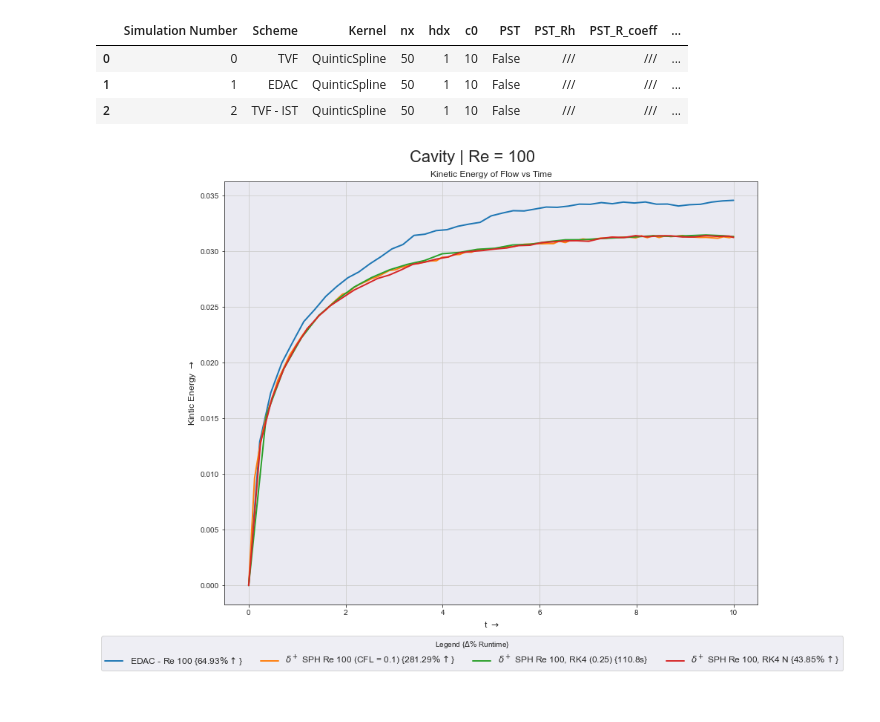
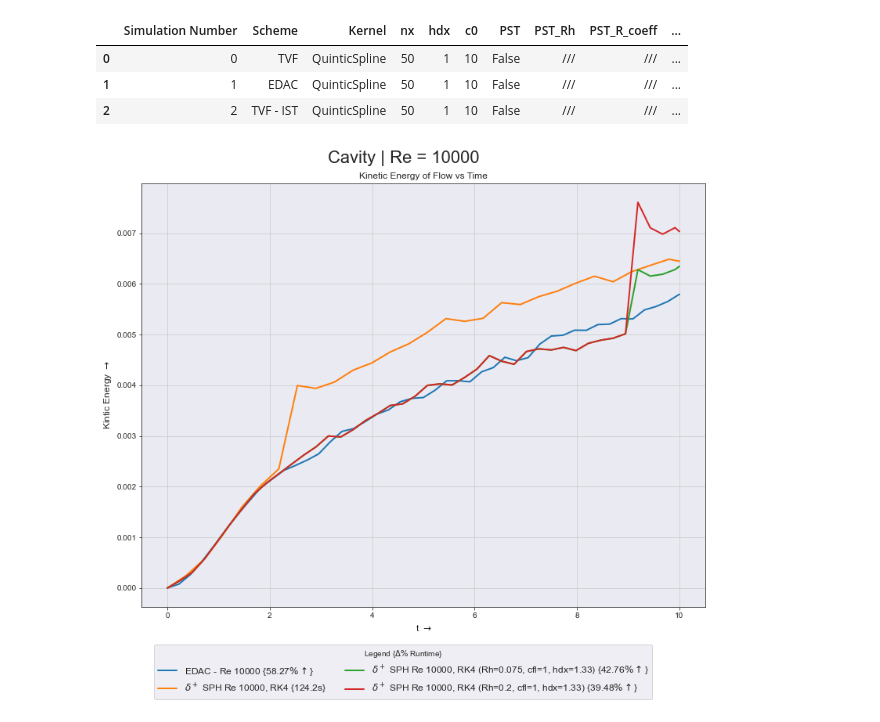
Before and after one commit to Prajwal-Prathiksh/SLP-Smoothed-Particle-Hydrodynamics, a Jupyter notebook: SLP/Cavity/plot_output.ipynb, the cells around one changed output. Saved outputs shown, nothing was run; the diff lists cells and outputs as text; code cells hidden in the pictures.

```diff
--- a/SLP/Cavity/plot_output.ipynb
+++ b/SLP/Cavity/plot_output.ipynb
@@ -88,7 +88,7 @@ def custom_plot1(sph_schm, sph_schm_legend, sz=(11,10), save=False, adjust_bot=0
             rt = r' {' + str(round(temp, 2)) + r'$\% \uparrow$}'
         labels[i] = labels[i] + rt
 
-    fig.legend(lines, labels, loc = 'lower center', ncol=n, prop={'size': 'large'}, title=r'Legend {$\Delta \%$ Runtime}')
+    fig.legend(lines, labels, loc = 'lower center', ncol=2, prop={'size': 'large'}, title=r'Legend {$\Delta \%$ Runtime}')
 
     if save == True:
         tle = os.path.join(file_base, 'Cavity_ke_plot'+ savefig_additional + '.png')
@@ -158,7 +158,7 @@ def custom_plot2(sph_schm, sph_schm_legend, sz=(11,10), save=False, adjust_bot=0
             rt = r' {' + str(round(temp, 2)) + r'$\% \uparrow$}'
         labels[i] = labels[i] + rt
 
-    fig.legend(lines, labels, loc = 'lower center', ncol=n, prop={'size': 'large'}, title=r'Legend {$\Delta \%$ Runtime}')
+    fig.legend(lines, labels, loc = 'lower center', ncol=2, prop={'size': 'large'}, title=r'Legend {$\Delta \%$ Runtime}')
 
     if save == True:
         tle = os.path.join(file_base, 'Cavity_centerline_plot'+ savefig_additional + '.png')
@@ -237,12 +237,18 @@ sph_schm_legend = {
     '03-01': r'$\delta^+$ SPH Re 100, RK4 (Rh=0.2, cfl=2)',
     '03-1': r'$\delta^+$ SPH Re 1000, RK4',
     '03-2': r'$\delta^+$ SPH Re 10000, RK4',
-    '03-3': r'$\delta^+$ SPH Re 100, RK4 (Rh=0.15, cfl=1)',
+    '03-3': r'$\delta^+$ SPH Re 100, RK4 (Rh=0.075, cfl=1, hdx=1.33)',
+    '03-4': r'$\delta^+$ SPH Re 100, RK4 (Rh=0.15, cfl=1, hdx=1.33)',
+    '03-10': r'$\delta^+$ SPH Re 1000, RK4 (Rh=0.2, cfl=1, hdx=1.33)',
+    '03-20': r'$\delta^+$ SPH Re 10000, RK4 (Rh=0.075, cfl=1, hdx=1.33)',
+    '03-21': r'$\delta^+$ SPH Re 10000, RK4 (Rh=0.2, cfl=1, hdx=1.33)',
 }
 
-save_bool = True
-R = 100
-sph_schm = ['00-0', '02-0', '03-0', '03-3']
+save_bool = False
+R = 10000
+sph_schm = ['00-0', '03-0', '03-3', '03-4',]
+sph_schm = ['00-1', '02-1', '03-10',]
+sph_schm = ['00-2', '03-2', '03-20', '03-21']
 #sph_schm = ['00-0', '01-0', '02-01','02-02']
 name = 'Re = ' + str(R)
 
@@ -254,7 +260,7 @@ figTitle1 = 'Cavity' + temp
 figTitle2 = 'Cavity - Streamplot (10s)' + temp
 ##############
 # %%
-custom_plot1(sph_schm, sph_schm_legend, save=save_bool, adjust_bot=0.13)
+custom_plot1(sph_schm, sph_schm_legend, save=save_bool, adjust_bot=0.17)
 # %% [output]
-[figure, old version]
+[figure, new version]
 # %%
```
Also changed, not shown: parts of 2 cells of this notebook, 28 other files.
